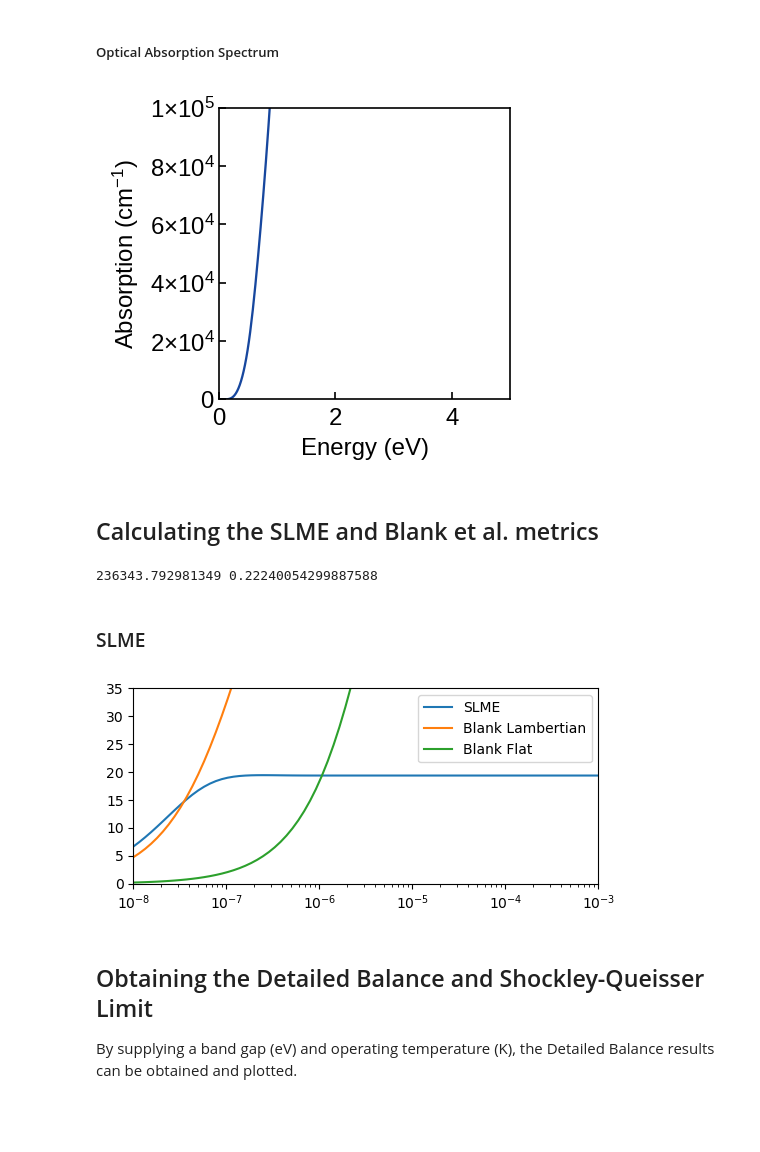
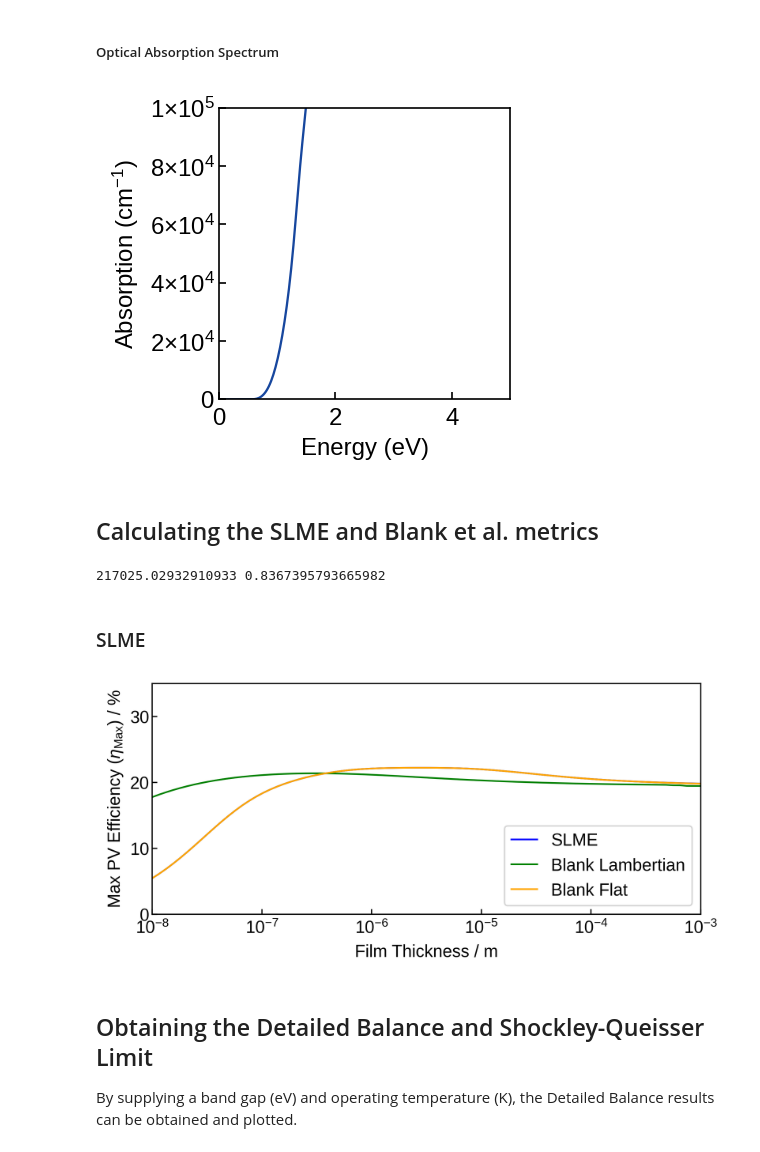
Before and after one commit to SMTG-Bham/solphin, a Jupyter notebook: tutorial/tutorial.ipynb, the cells around one changed output. Saved outputs shown, nothing was run; the diff lists cells and outputs as text; code cells hidden in the pictures; blank space fills up the shorter version.

```diff
--- a/tutorial/tutorial.ipynb
+++ b/tutorial/tutorial.ipynb
@@ -85,7 +90,7 @@ dos_plotting.plot_dos(filename=f'{optics_directory}/vasprun.xml', xmin=-3, xmax=
 # %%
-optics.plot_absorption(filename=f'{optics_directory}/vasprun.xml', xmax=5)
+optics.plot_absorption(optics_directory, xmax=5)
 # %% [output]
-[figure, old version]
+[figure, new version]
 # %% [markdown]
 ## Calculating the SLME and Blank et al. metrics
 # %%
@@ -109,16 +106,16 @@ optics.generate_n_real(filename)
 # %%
 #Get energy and absorption form absorption.dat. Get from sumo-optplot
 
-spectral_average, spectral_dispersion = spectral.generate_spectral_parameters(abs_file, spectrum, E_gap=direct)
+spectral_average, spectral_dispersion = spectral.generate_spectral_parameters(optics_directory, spectrum, E_gap=direct)
 print(spectral_average, spectral_dispersion)
 # %% [output]
-236343.792981349 0.22240054299887588
+217025.02932910933 0.8367395793665982
 # %% [markdown]
 ### SLME
 # %%
-optics.make_blank_plot(spectrum=spectrum, abs_file=abs_file, direct_gap=direct, indirect_gap=indir)
+optics.make_blank_plot(optics_directory, direct_gap=direct, indirect_gap=indir,spectrum_type="AM1.5", Qi=1.0, n=3.5, thickness_range=None)
 # %% [output]
-[figure, old version]
+[figure, new version]
 # %% [markdown]
 ## Obtaining the Detailed Balance and Shockley-Queisser Limit
 
```
Also changed, not shown: parts of 4 cells of this notebook, 1 other file.
